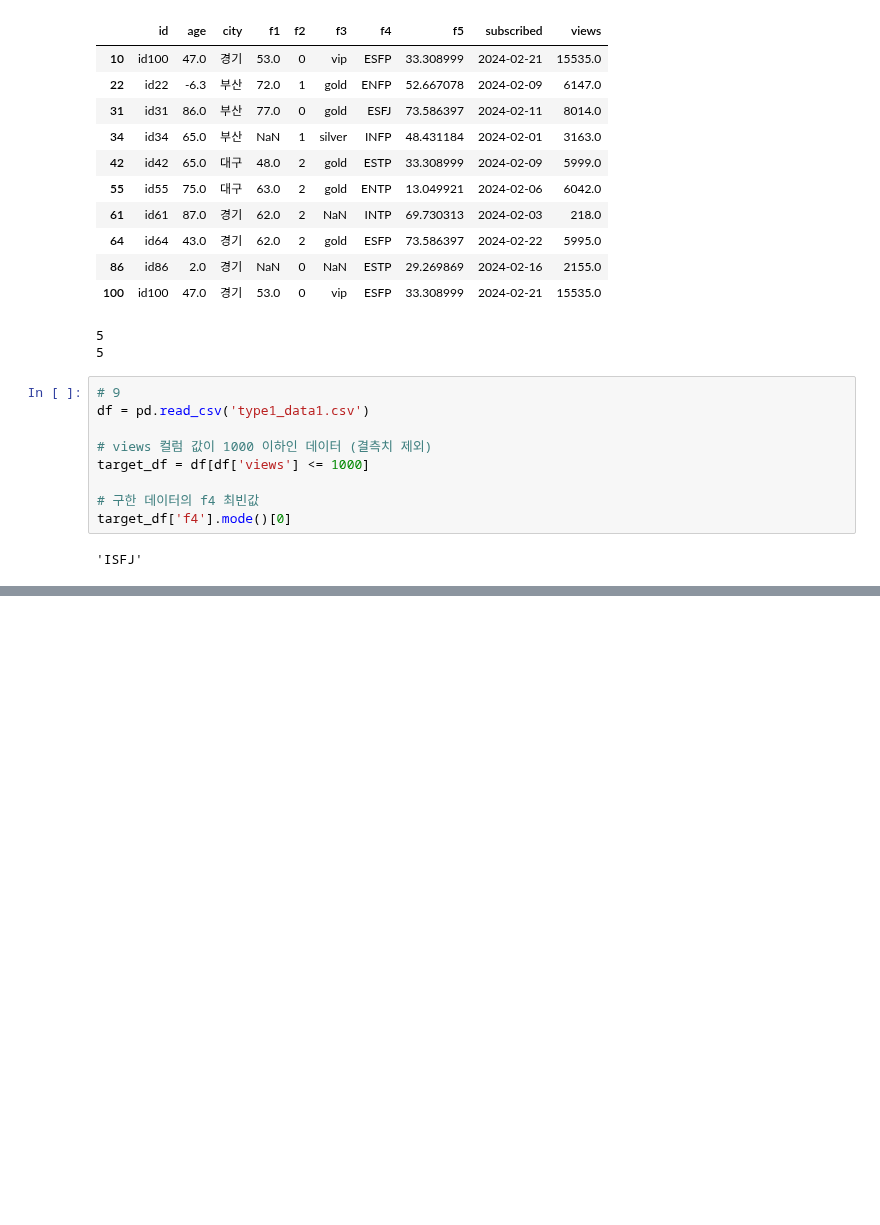
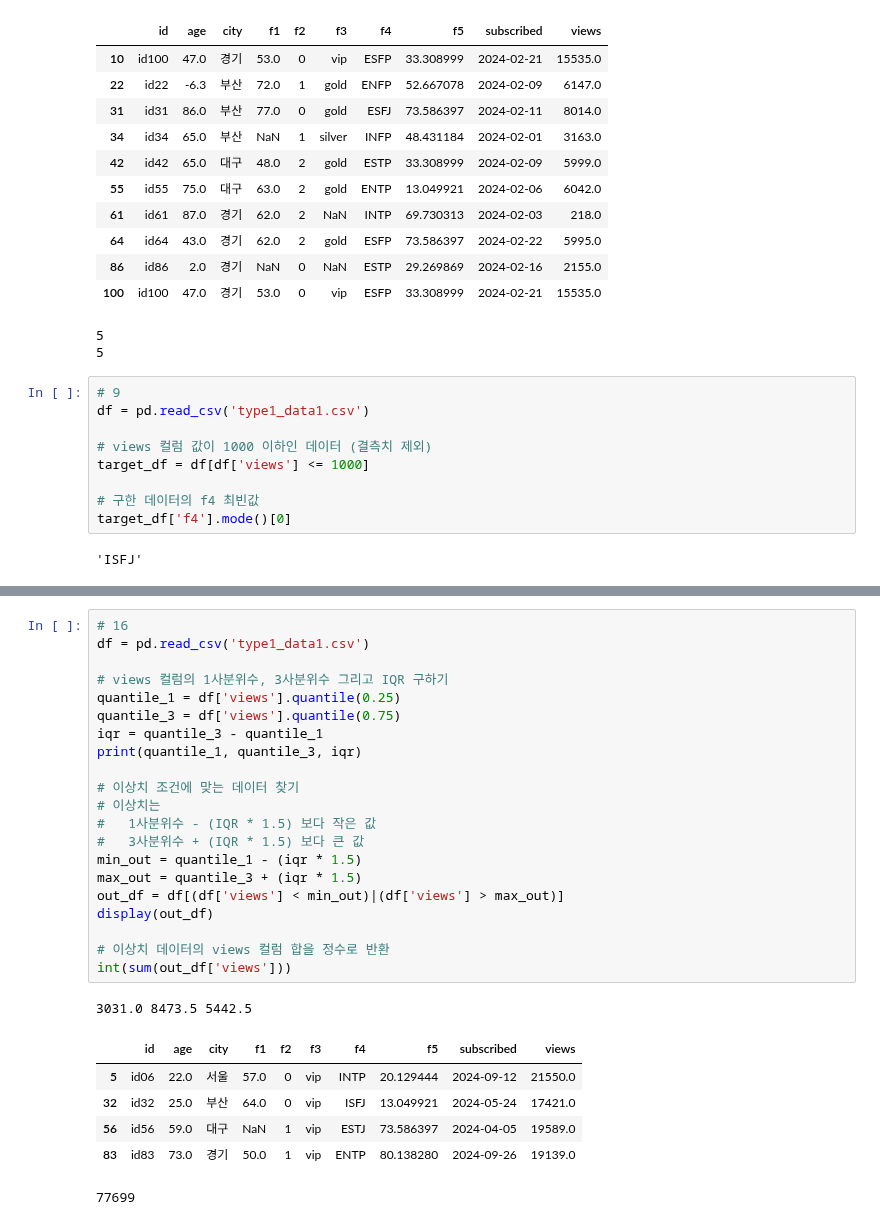
Before and after one commit to YoungriKIM/Engineer_Big_Data_Analysis, a Jupyter notebook: 퇴근후딴짓/part1/ch3/selfstudy.ipynb, the cells around one changed output, grey strips where cells are left out. Cells and saved outputs as stored; diff of their text form; blank space fills up the shorter version.

```diff
--- a/퇴근후딴짓/part1/ch3/selfstudy.ipynb
+++ b/퇴근후딴짓/part1/ch3/selfstudy.ipynb
@@ -253,0 +392,29 @@ target_df['f4'].mode()[0]
+# %%
+# 16
+df = pd.read_csv('type1_data1.csv')
+
+# views 컬럼의 1사분위수, 3사분위수 그리고 IQR 구하기
+quantile_1 = df['views'].quantile(0.25)
+quantile_3 = df['views'].quantile(0.75)
+iqr = quantile_3 - quantile_1
+print(quantile_1, quantile_3, iqr)
+
+# 이상치 조건에 맞는 데이터 찾기
+# 이상치는
+#   1사분위수 - (IQR * 1.5) 보다 작은 값
+#   3사분위수 + (IQR * 1.5) 보다 큰 값
+min_out = quantile_1 - (iqr * 1.5)
+max_out = quantile_3 + (iqr * 1.5)
+out_df = df[(df['views'] < min_out)|(df['views'] > max_out)]
+display(out_df)
+
+# 이상치 데이터의 views 컬럼 합을 정수로 반환
+int(sum(out_df['views']))
+# %% [output]
+3031.0 8473.5 5442.5
+|  | id | age | city | f1 | f2 | f3 | f4 | f5 | subscribed | views |
+| 5 | id06 | 22.0 | 서울 | 57.0 | 0 | vip | INTP | 20.129444 | 2024-09-12 | 21550.0 |
+| 32 | id32 | 25.0 | 부산 | 64.0 | 0 | vip | ISFJ | 13.049921 | 2024-05-24 | 17421.0 |
+| 56 | id56 | 59.0 | 대구 | NaN | 1 | vip | ESTJ | 73.586397 | 2024-04-05 | 19589.0 |
+| 83 | id83 | 73.0 | 경기 | 50.0 | 1 | vip | ENTP | 80.138280 | 2024-09-26 | 19139.0 |
+77699
```
Also changed, not shown: parts of 10 cells of this notebook.
